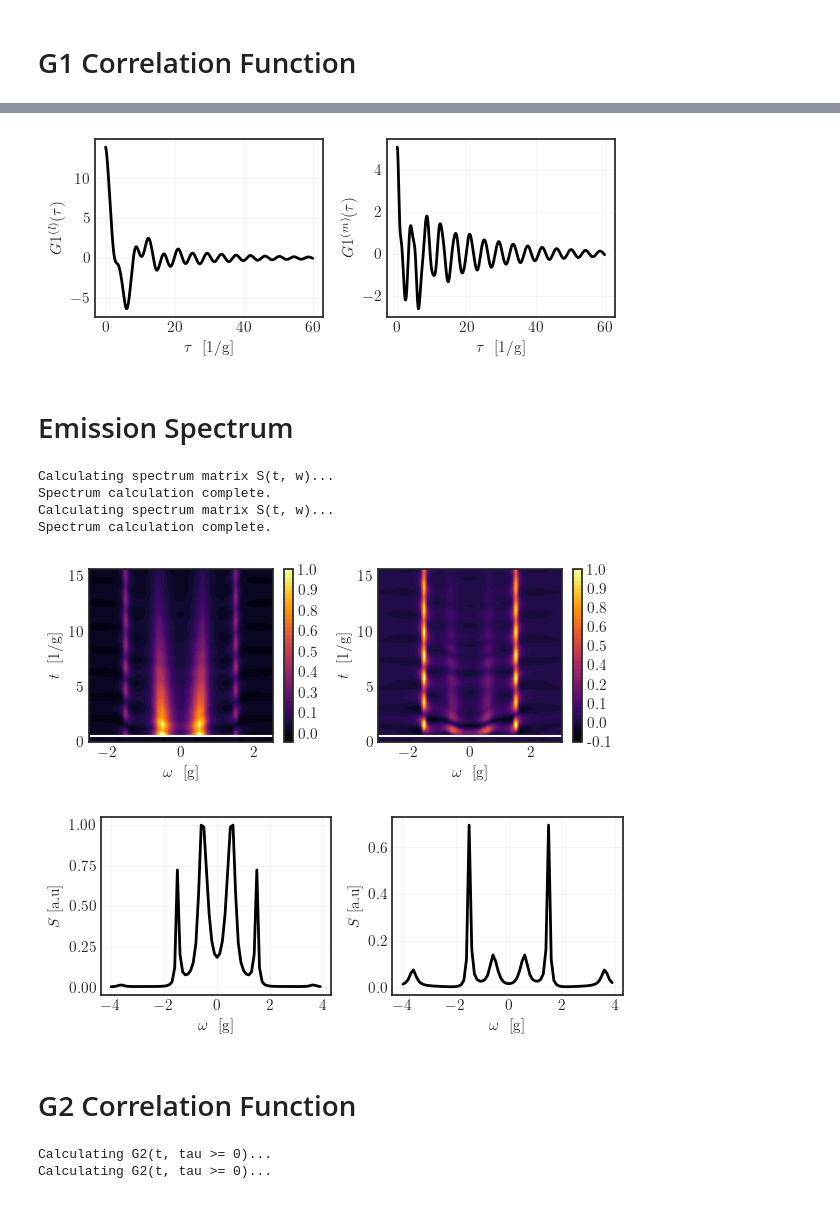
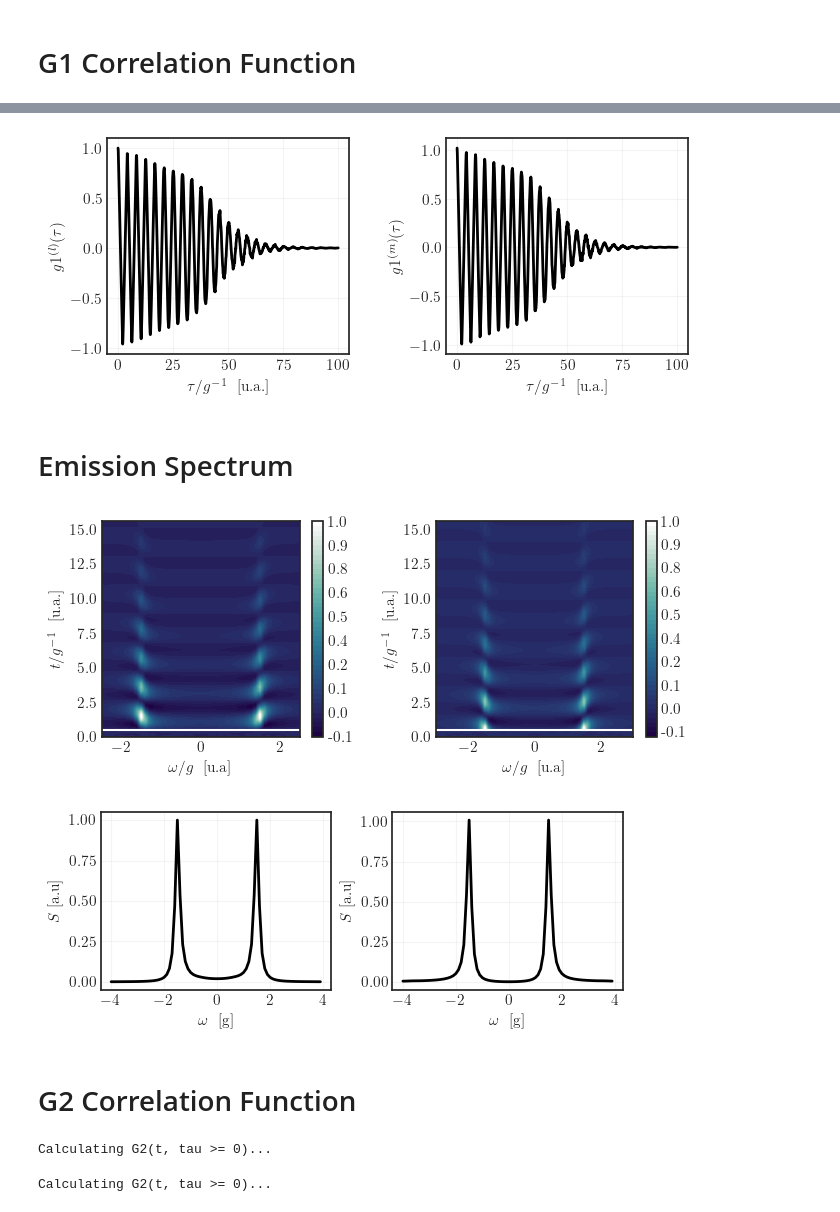
Before and after one commit to juardilag/Pulsed-cQED, a Jupyter notebook: test.ipynb, the cells around one changed output, grey strips where cells are left out. Drawn from its saved outputs; the diff is of its cells as text; code cells hidden in the pictures.

```diff
--- a/test.ipynb
+++ b/test.ipynb
@@ -30,8 +38,8 @@ g_ref = jnp.pi*10.0e6  # 10 MHz
 g_sim = g_real/g_ref
 delta_c = 0/g_ref
 delta_e = 0/g_ref
-kappa = 0.1
-gamma = 0.1
+kappa = 0.20
+gamma = 0.20
 # %% [markdown]
 # Pulse Definition
 # %%
@@ -63,7 +71,7 @@ psi_q_gnd = jnp.array([1.0, 0.0])
 psi_0 = jnp.kron(psi_c_vac, psi_q_gnd)
 rho_initial = jnp.outer(psi_0, jnp.conj(psi_0))
 
-H_t_func = dynamical_hamiltonian(cavity_dim, delta_c, delta_e, g_sim)
+H_t_func = dynamical_hamiltonian_atom(cavity_dim, delta_c, delta_e, g_sim)
 
 a, adag, n_op = boson_ops(cavity_dim)
 sigma_m, sigma_p, sigma_e = qubit_ops()
@@ -101,11 +109,9 @@ plt.show()
 # %%
 from correlations import g1_matrix
 # %%
-tau_array_pos =  jnp.arange(0, 60 + dt, dt)
-tau_array_neg = jnp.flip(-tau_array_pos)[1:]
-tau_array_full = jnp.concatenate([tau_array_neg, tau_array_pos])
+tau_array_pos =  jnp.arange(0, 100 + dt, dt)
 
-G1_light_matrix = g1_matrix(
+G1_light_matrix, g1_light_matrix = g1_matrix(
     rho_t_array = rho_all_t,
     t_array = t_array,
     a_L = a_full,
@@ -116,7 +122,7 @@ G1_light_matrix = g1_matrix(
     E_func = drive
 )
 
-G1_atom_matrix = g1_matrix(
+G1_atom_matrix, g1_atom_matrix  = g1_matrix(
     rho_t_array = rho_all_t,
     t_array = t_array,
     a_L = sigma_m_full,
@@ -153,20 +184,22 @@ g1_integrated_atom = jnp.trapezoid(G1_atom_matrix, x=t_array, axis=0)
 # %%
-fig, ax = plt.subplots(1, 2, figsize=(6, 2.5))
-ax[0].plot(tau_array_pos, jnp.real(g1_integrated_light), linewidth = 2, color = 'k')
-ax[0].set_xlabel(r'$\tau \ $ [1/g]')
-ax[0].set_ylabel(r'$G1^{(l)}(\tau) \ $')
+fig, ax = plt.subplots(1, 2, figsize=(7.5, 2.8))
+fig.subplots_adjust(wspace=0.40)
+
+ax[0].plot(tau_array_pos, jnp.real(g1_integrated_light)/jnp.max(g1_integrated_light), linewidth = 2, color = 'k')
+ax[0].set_xlabel(r'$\tau/g^{-1} \ $ [u.a.]')
+ax[0].set_ylabel(r'$g1^{(l)}(\tau) \ $')
 ax[0].grid(alpha = 0.2)
 
-ax[1].plot(tau_array_pos, jnp.real(g1_integrated_atom), linewidth = 2, color = 'k')
-ax[1].set_xlabel(r'$\tau \ $ [1/g]')
-ax[1].set_ylabel(r'$G1^{(m)}(\tau) \ $')
+ax[1].plot(tau_array_pos, jnp.real(g1_integrated_atom)/jnp.max(g1_integrated_light), linewidth = 2, color = 'k')
+ax[1].set_xlabel(r'$\tau/g^{-1} \ $ [u.a.]')
+ax[1].set_ylabel(r'$g1^{(m)}(\tau) \ $')
 ax[1].grid(alpha = 0.2)
 
-plt.tight_layout()
-#plt.savefig('matter_integrated_emission_spectrum.pdf', dpi = 300, bbox_inches ='tight')
+#plt.tight_layout()
+plt.savefig('matter_integrated_g1.pdf', dpi = 300, bbox_inches ='tight')
 plt.show()
 # %% [output]
-[figure, old version]
+[figure, new version]
 # %% [markdown]
 # Emission Spectrum
 # %%
@@ -176,36 +209,32 @@ omega_array = jnp.arange(-4, 4, dt)
 
 spectrum_light_matrix = calculate_spectrum_matrix(G1_light_matrix, tau_array_pos, omega_array)
 spectrum_atom_matrix = calculate_spectrum_matrix(G1_atom_matrix, tau_array_pos, omega_array)
-# %% [output]
-Calculating spectrum matrix S(t, w)...
-Spectrum calculation complete.
-Calculating spectrum matrix S(t, w)...
-Spectrum calculation complete.
 # %%
-fig, ax = plt.subplots(1, 2, figsize=(6, 2.5))
+fig, ax = plt.subplots(1, 2, figsize=(7.5, 2.8))
+fig.subplots_adjust(wspace=0.35)
 
-plot_1 = ax[0].contourf(omega_array, t_array, spectrum_light_matrix/jnp.max(spectrum_light_matrix), levels = 50, cmap = 'inferno')
-ax[0].contourf(omega_array, t_array, spectrum_light_matrix/jnp.max(spectrum_light_matrix), levels = 50, cmap = 'inferno')
-ax[0].set_xlabel(r'$\omega \ $ [g]')
-ax[0].set_ylabel(r'$t \ $ [1/g]')
+plot_1 = ax[0].contourf(omega_array, t_array, spectrum_light_matrix/jnp.max(spectrum_light_matrix), levels = 50, cmap = 'cmr.ocean')
+ax[0].contourf(omega_array, t_array, spectrum_light_matrix/jnp.max(spectrum_light_matrix), levels = 50, cmap = 'cmr.ocean')
+ax[0].set_xlabel(r'$\omega/ g \ $ [u.a]')
+ax[0].set_ylabel(r'$t/g^{-1} \ $ [u.a.]')
 ax[0].axhline(2*t_lim, color = 'w')
 ax[0].set_xlim(-2.5, 2.5)
 cbar_light = fig.colorbar(plot_1, ax=ax[0], format='%.1f')
-, format='%.1f'
-plot_2 = ax[1].contourf(omega_array, t_array, spectrum_atom_matrix/jnp.max(spectrum_atom_matrix), levels = 50, cmap = 'inferno')
-ax[1].contourf(omega_array, t_array, spectrum_atom_matrix/jnp.max(spectrum_atom_matrix), levels = 50, cmap = 'inferno')
-ax[1].set_xlabel(r'$\omega \ $ [g]')
-ax[1].set_ylabel(r'$t \ $ [1/g]')
+
+plot_2 = ax[1].contourf(omega_array, t_array, spectrum_atom_matrix/jnp.max(spectrum_atom_matrix), levels = 50, cmap = 'cmr.ocean')
+ax[1].contourf(omega_array, t_array, spectrum_atom_matrix/jnp.max(spectrum_atom_matrix), levels = 50, cmap = 'cmr.ocean')
+ax[1].set_xlabel(r'$\omega/g \ $ [u.a]')
+ax[1].set_ylabel(r'$t/g^{-1} \ $ [u.a.]')
 ax[1].set_xlim(-3.0, 3.0)
 ax[1].axhline(2*t_lim, color = 'w')
 
 cbar_atom = fig.colorbar(plot_2, ax=ax[1], format='%.1f')
 
-plt.tight_layout()
-plt.savefig('light_emission_spectrum.pdf', dpi = 300, bbox_inches ='tight')
+#plt.tight_layout()
+plt.savefig('matter_emission_spectrum.pdf', dpi = 300, bbox_inches ='tight')
 plt.show()
 # %% [output]
-[figure, old version]
+[figure, new version]
 # %%
 S_integrated_light = jnp.trapezoid(spectrum_light_matrix, x=t_array, axis=0)
 S_integrated_atom = jnp.trapezoid(spectrum_atom_matrix, x=t_array, axis=0)
@@ -225,7 +254,7 @@ plt.tight_layout()
 plt.savefig('light_integrated_emission_spectrum.pdf', dpi = 300, bbox_inches ='tight')
 plt.show()
 # %% [output]
-[figure, old version]
+[figure, new version]
 # %% [markdown]
 # G2 Correlation Function
 # %%
@@ -258,7 +287,7 @@ G2_atom_matrix = g2_matrix(
 )
 # %% [output]
 Calculating G2(t, tau >= 0)...
-Calculating G2(t, tau >= 0)...
+Calculating G2(t, tau >= 0)...
 # %%
 fig, ax = plt.subplots(1, 2, figsize=(8, 3.5))
 
```
Also changed, not shown: parts of 7 cells of this notebook.
